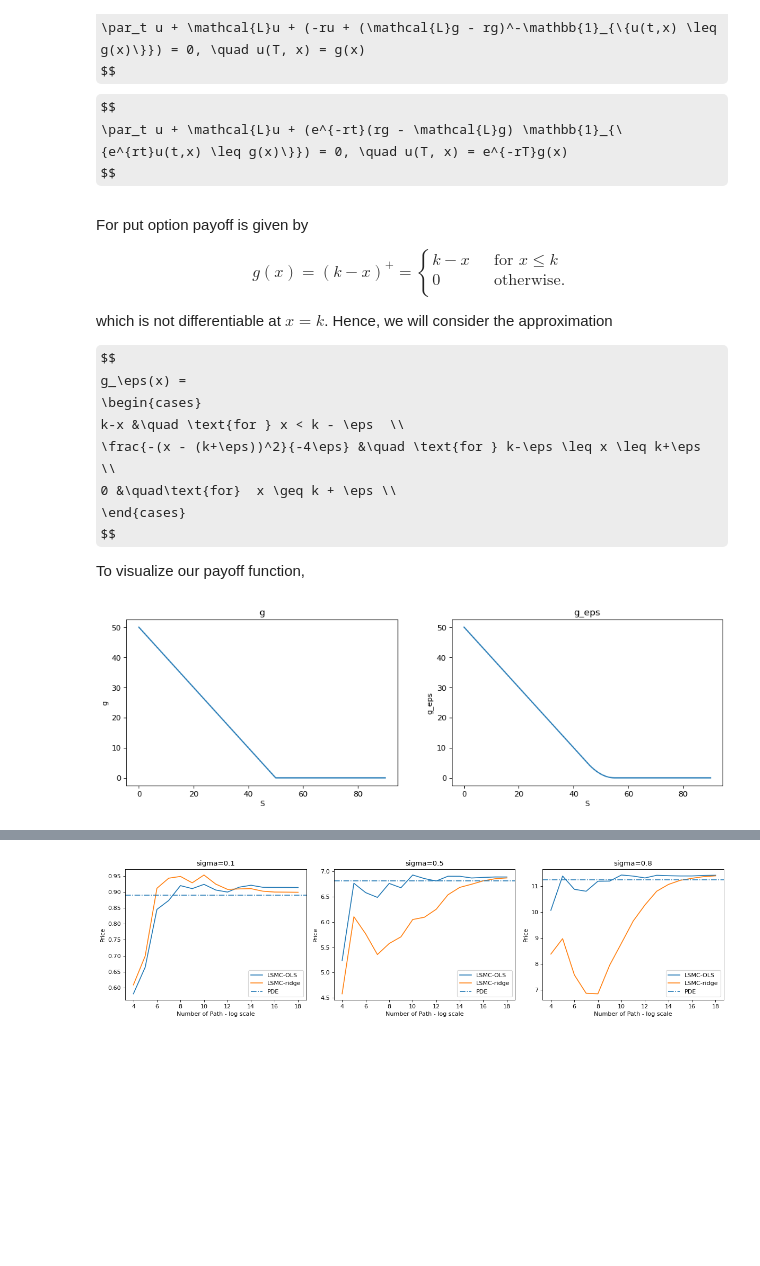
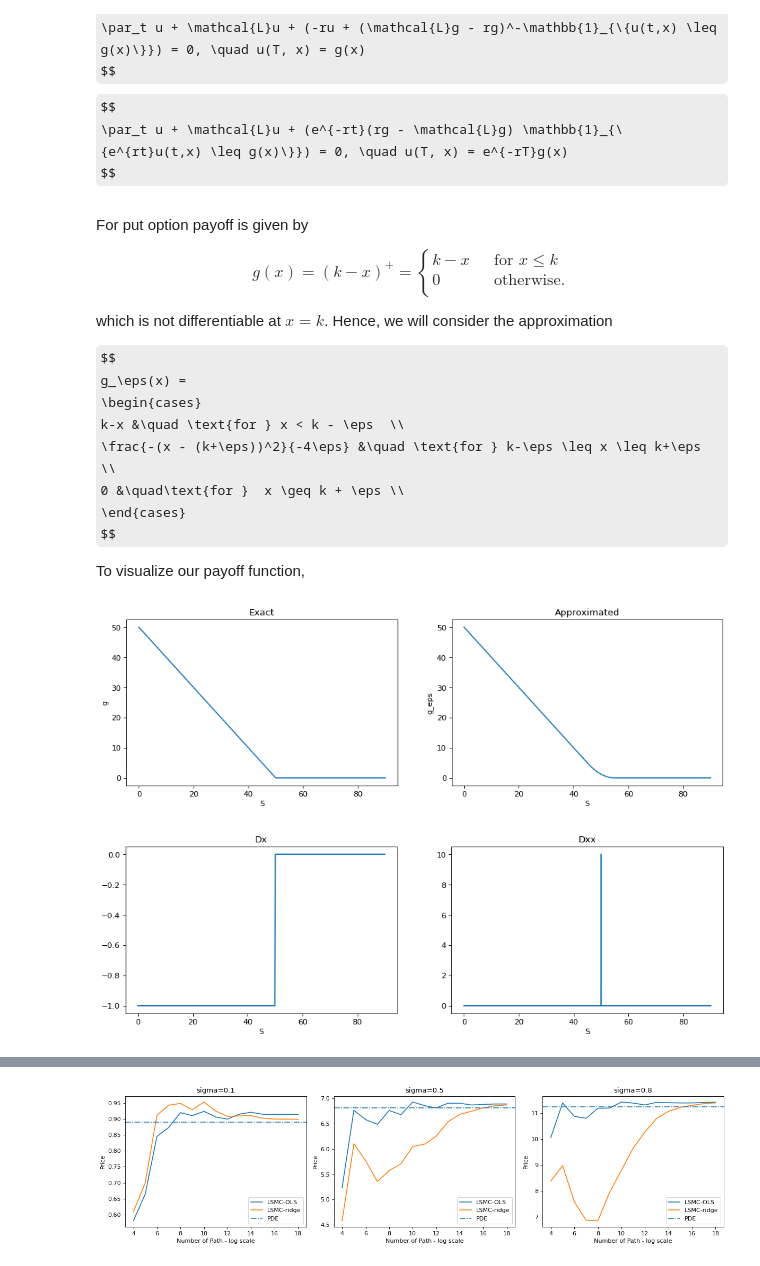
Before and after one commit to fuyin19/BSDE, a Jupyter notebook: demo/BSDE American option.ipynb, the cells around one changed output, grey strips where cells are left out. Drawn from its saved outputs; the diff is of its cells as text; code cells hidden in the pictures; some formulas as TeX source; blank space fills up the shorter version.

```diff
--- a/demo/BSDE American option.ipynb
+++ b/demo/BSDE American option.ipynb
@@ -53,7 +53,7 @@ $$
         \begin{cases}
            k-x &\quad \text{for } x < k - \eps  \\
            \frac{-(x - (k+\eps))^2}{-4\eps} &\quad \text{for } k-\eps \leq x \leq k+\eps \\
-           0 &\quad\text{for}  x \geq k + \eps \\
+           0 &\quad\text{for }  x \geq k + \eps \\
          \end{cases}
 $$
 
@@ -70,21 +70,42 @@ def g_eps(x, K, eps):
     val3 = np.where(x >= b, 0, 0)
 
     return val1 + val2 + val3
+
+def dg_eps(x, K, eps):
+    where = np.where
+    a = K - eps
+    b = K + eps
+    partial_x = where(x < a, -1, 0) + where((x >= a) & (x <= b), 1 / (2 * eps) * (x - b), 0)  # d2 x M
+    partial_xx = where((x >= a) & (x <= b), 1 / (2 * eps), 0)  # d2 x M
+
+    return partial_x, partial_xx
 # %%
 K = 50
 xs = np.linspace(0, 90, 1000)
 
 f, (ax1, ax2) = plt.subplots(1, 2, figsize=(14, 4), dpi=80)
-ax1.set_title('g')
-ax2.set_title('g_eps')
+ax1.set_title('Exact')
+ax2.set_title('Approximated')
 
 ax1.plot(xs, g(xs, K=K))
 ax2.plot(xs, g_eps(xs, K=K, eps=0.1*K))
 
 ax1.set_xlabel("S")
 ax2.set_xlabel("S")
 ax1.set_ylabel("g")
 ax2.set_ylabel("g_eps")
 plt.show()
+
+f, (ax1, ax2) = plt.subplots(1, 2, figsize=(14, 4), dpi=80)
+ax1.set_title('Dx')
+ax2.set_title('Dxx')
+Dx, Dxx = dg_eps(xs, K=K, eps=0.001*K)
+ax1.plot(xs, Dx)
+ax2.plot(xs, Dxx)
+
+ax1.set_xlabel("S")
+ax2.set_xlabel("S")
+plt.show()
 # %% [output]
-[figure, old version]
+[figure, new version]
+[figure, added]
```
Also changed, not shown: parts of 2 cells of this notebook, 8 other files.
